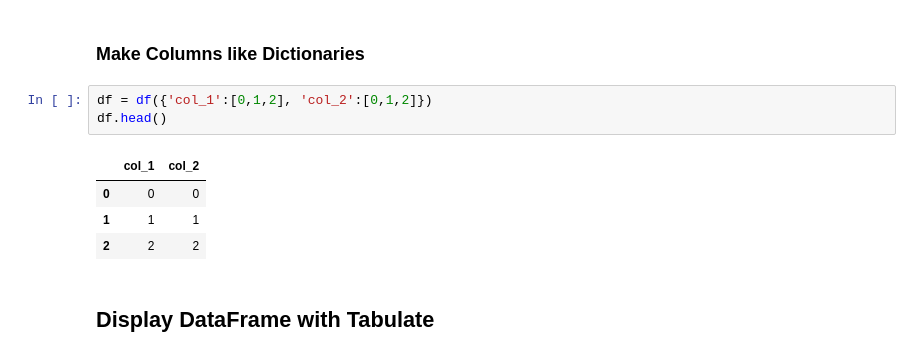
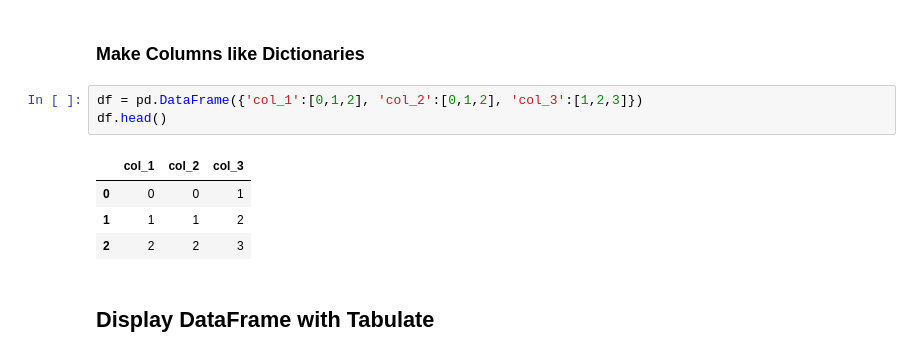
Before and after one commit to skuhn002/Pandas, a Jupyter notebook: Pandas_Examples.ipynb, the cells around one changed output. Drawn from its saved outputs; the diff is of its cells as text.

```diff
--- a/Pandas_Examples.ipynb
+++ b/Pandas_Examples.ipynb
@@ -10,13 +10,13 @@ import seaborn as sns
 # %% [markdown]
 ### Make Columns like Dictionaries
 # %%
-df = df({'col_1':[0,1,2], 'col_2':[0,1,2]})
+df = pd.DataFrame({'col_1':[0,1,2], 'col_2':[0,1,2], 'col_3':[1,2,3]})
 df.head()
 # %% [output]
-|  | col_1 | col_2 |
-| 0 | 0 | 0 |
-| 1 | 1 | 1 |
-| 2 | 2 | 2 |
+|  | col_1 | col_2 | col_3 |
+| 0 | 0 | 0 | 1 |
+| 1 | 1 | 1 | 2 |
+| 2 | 2 | 2 | 3 |
 # %% [markdown]
 ## Display DataFrame with Tabulate
 # %%
```
